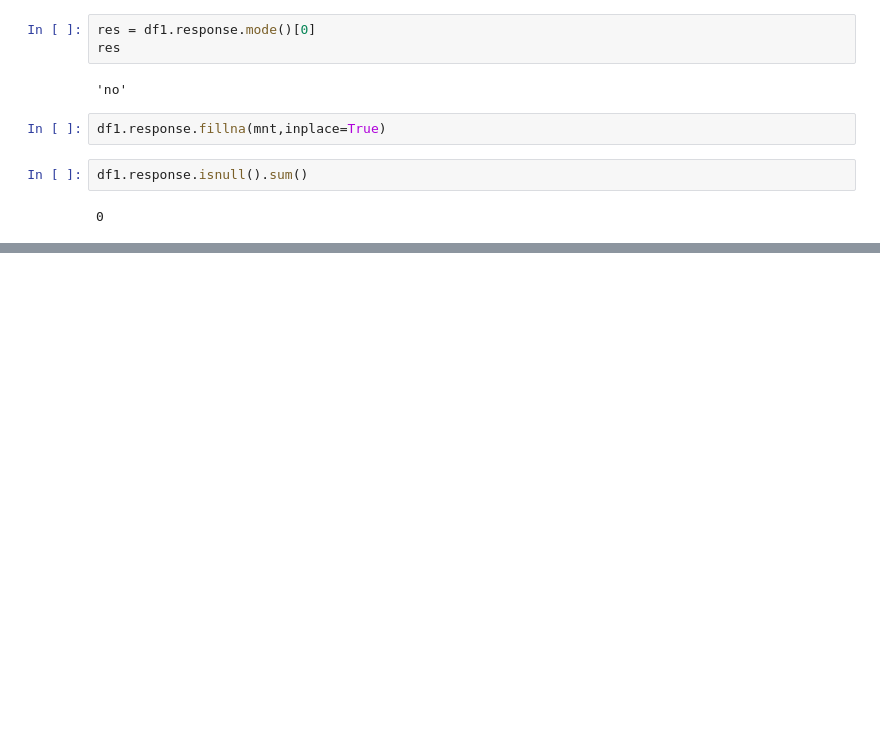
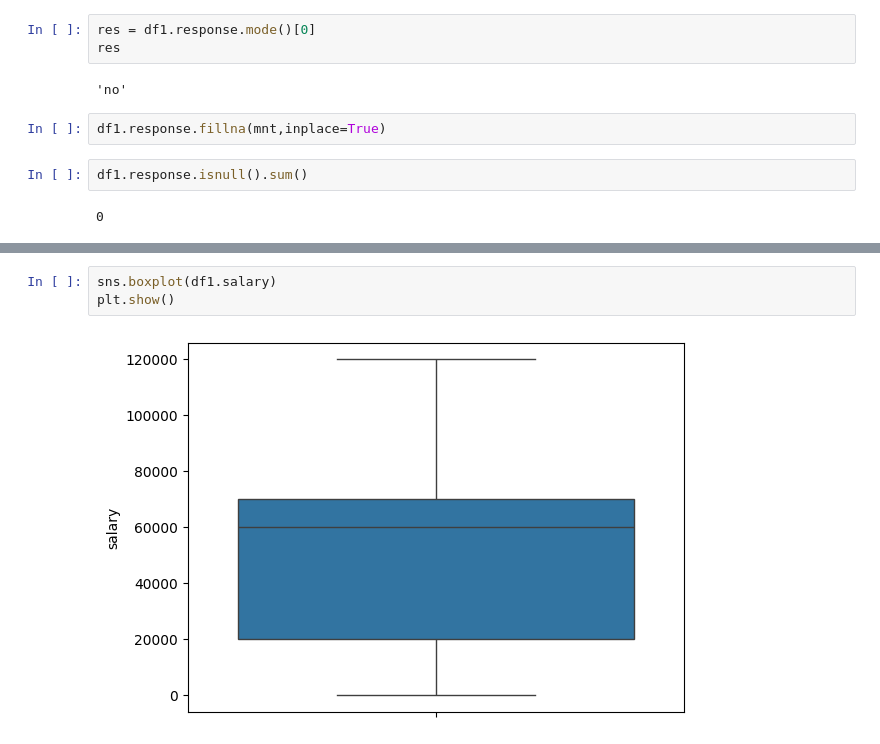
Before and after one commit to cyberpsychofc/ML_Basics, a Jupyter notebook: ML_Lab1.ipynb, the cells around one changed output, grey strips where cells are left out. Saved outputs shown, nothing was run; the diff lists cells and outputs as text; blank space fills up the shorter version.

```diff
--- a/ML_Lab1.ipynb
+++ b/ML_Lab1.ipynb
@@ -170,0 +183,5 @@ df1.response.isnull().sum()
+# %%
+sns.boxplot(df1.salary)
+plt.show()
+# %% [output]
+[figure, added]
```
Also changed, not shown: parts of 6 cells of this notebook.
